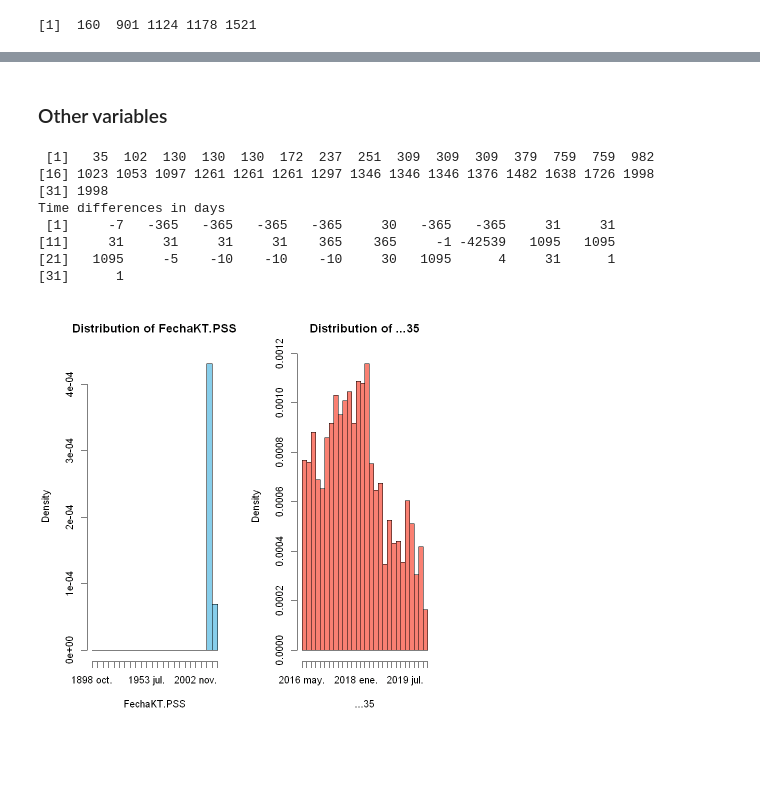
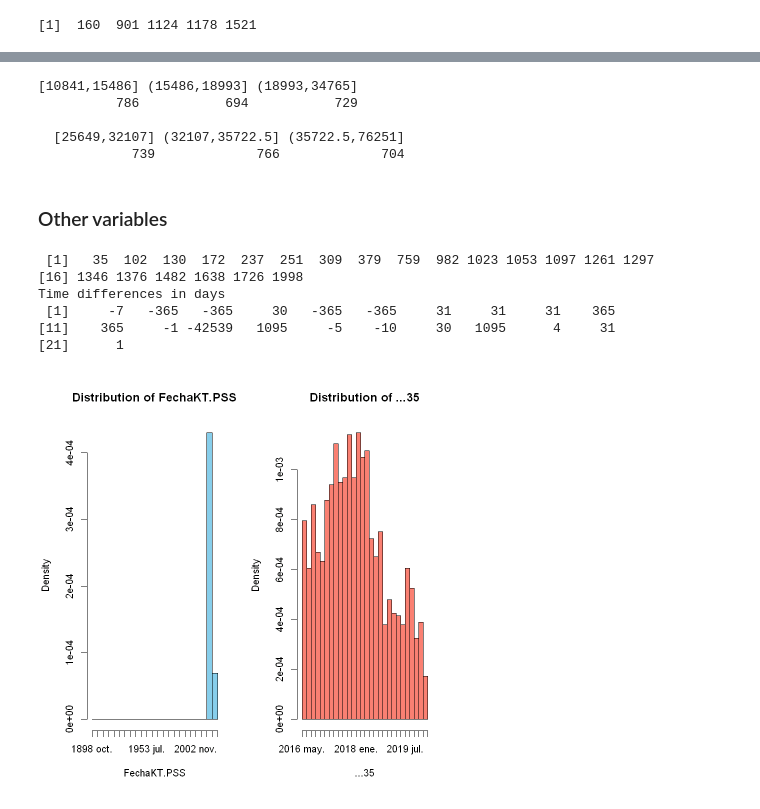
Before and after one commit to JoseLuisMaldonadoA/TFM, a Jupyter notebook: Curation.ipynb, the cells around one changed output, grey strips where cells are left out. Drawn from its saved outputs; the diff is of its cells as text; code cells hidden in the pictures; blank space fills up the shorter version.

Commit message:
Notebook Update
This updates adds some fixes to de curation of the Incomes variables, the final merge of all the curated variables and fixes to the date variables so R can read them.

```diff
--- a/Curation.ipynb
+++ b/Curation.ipynb
@@ -1337,7 +1387,7 @@ cat("Variable: Otros.Aficc.PSS\n")
 print(sum(is.na(merged_data[["Otros.Aficc.PSS"]])))
 
 # Recategorize the values of Otros.Aficc.PSS, if NA then 0, if not then 1
-merged_data[["Otros.Aficc.PSS"]] <- ifelse(is.na(merged_data[["Otros.Aficc.PSS"]]), 0, 1)
+# merged_data[["Otros.Aficc.PSS"]] <- ifelse(is.na(merged_data[["Otros.Aficc.PSS"]]), 0, 1)
 
 # Print distribution
 print(table(merged_data[["Otros.Aficc.PSS"]]))
@@ -1439,11 +1580,14 @@ A data.frame: 6 × 2
 # Read data from Excel file containing CP data
 renta <- read_excel("CP-Renta.xlsx", sheet = "cp-renta")
 renta <- renta[, c("CP", "RentMedPer", "RentMedHog")]
+renta <- renta[!duplicated(renta$CP), ]  # Remove duplicate rows based on CP
 head(renta)
 
 # Merge the cp data with renta data
 cp <- merge(cp, renta, by = "CP", all.x = TRUE)
-print(cp)
+# dim(cp)
+# print(cp)
+head(cp)
 # %% [output]
 A tibble: 6 × 3
 | CP | RentMedPer | RentMedHog |
@@ -1526,11 +1662,11 @@ boxplot(cp$RentMedPer, cp$RentMedHog,
 # %%
-merged_data <- suppressWarnings(merge(merged_data, cp, by = "Id", all.x = TRUE))
+merged_data <- suppressWarnings(merge(merged_data, cp, by = "Id", all.x = TRUE, suffixes = c("", "")))
 
-# Remove duplicate columns that are generated (those coming from data_ext)
+# Remove duplicate columns that are generated
 merged_data <- merged_data[, !duplicated(colnames(merged_data))]
 
 # Missing values in RentMedPer/RentMedHog
-list_rent <- merged_data$Id[is.na(merged_data$RentMedPer)]
-print(list_rent) # List of Ids with missing CP values
+list_renta <- merged_data$Id[is.na(merged_data$RentMedPer)]
+print(list_renta) # List of Ids with missing CP values
 # %% [output]
 [1]  160  901 1124 1178 1521
@@ -1579,33 +1753,46 @@ A data.frame: 2815 × 3
+# %%
+# Create a new variable PersonalIncome discretizing RentMedPer
+merged_data$PersonalIncome <- suppressWarnings(discretize(data.frame(RentMedPer = income_per), method = "quantile", breaks = 3, ordered = TRUE, debug = FALSE)[,1])
+# Create a new variable HouseholdIncome discretizing RentMedHog
+merged_data$HouseholdIncome <- suppressWarnings(discretize(data.frame(RentMedHog = income_hog), method = "quantile", breaks = 3, ordered = TRUE, debug = FALSE)[,1])
+
+# Check the distribution of the PersonalIncome variable
+print(table(merged_data$PersonalIncome))
+# Check the distribution of the HouseholdIncome variable
+print(table(merged_data$HouseholdIncome))
+# %% [output]
+[10841,15486] (15486,18993] (18993,34765]
+          786           694           729
+
+  [25649,32107] (32107,35722.5] (35722.5,76251]
+            739             766             704
 # %% [markdown]
 ### Other variables
 # %%
 # Show the Ids where the values are different (ignoring NAs)
 same_values <- merged_data$FechaKT.PSS == merged_data$...35
 diff_ids <- merged_data$Id[which(!(same_values) & !is.na(same_values))]
 print(diff_ids)
 
 # Calculate the difference in days between the two columns (ignoring NAs)
 date_diff <- as.Date(merged_data$FechaKT.PSS) - as.Date(merged_data$...35)
 # Show the differences only for cases where they are different
 diff_days <- date_diff[which(!(same_values) & !is.na(same_values))]
 print(diff_days)
 
 library(ggplot2)
 # Plot the distributions as histograms
 par(mfrow = c(1, 2))
 hist(as.Date(merged_data$FechaKT.PSS), main = "Distribution of FechaKT.PSS", xlab = "FechaKT.PSS", col = "skyblue", breaks = 20)
 hist(as.Date(merged_data$...35), main = "Distribution of ...35", xlab = "...35", col = "salmon", breaks = 20)
-par(mfrow = c(1, 1))
 # %% [output]
- [1]   35  102  130  130  130  172  237  251  309  309  309  379  759  759  982
-[16] 1023 1053 1097 1261 1261 1261 1297 1346 1346 1346 1376 1482 1638 1726 1998
-[31] 1998
+ [1]   35  102  130  172  237  251  309  379  759  982 1023 1053 1097 1261 1297
+[16] 1346 1376 1482 1638 1726 1998
 Time differences in days
- [1]     -7   -365   -365   -365   -365     30   -365   -365     31     31
-[11]     31     31     31     31    365    365     -1 -42539   1095   1095
-[21]   1095     -5    -10    -10    -10     30   1095      4     31      1
-[31]      1
+ [1]     -7   -365   -365     30   -365   -365     31     31     31    365
+[11]    365     -1 -42539   1095     -5    -10     30   1095      4     31
+[21]      1
-[figure, old version]
+[figure, new version]
 # %%
 # For the patient with ID 1097, delete the value of FechaKT.PSS
 merged_data$FechaKT.PSS[merged_data$Id == 1097] <- merged_data$...35[merged_data$Id == 1097]
```
Also changed, not shown: parts of 58 cells of this notebook.
